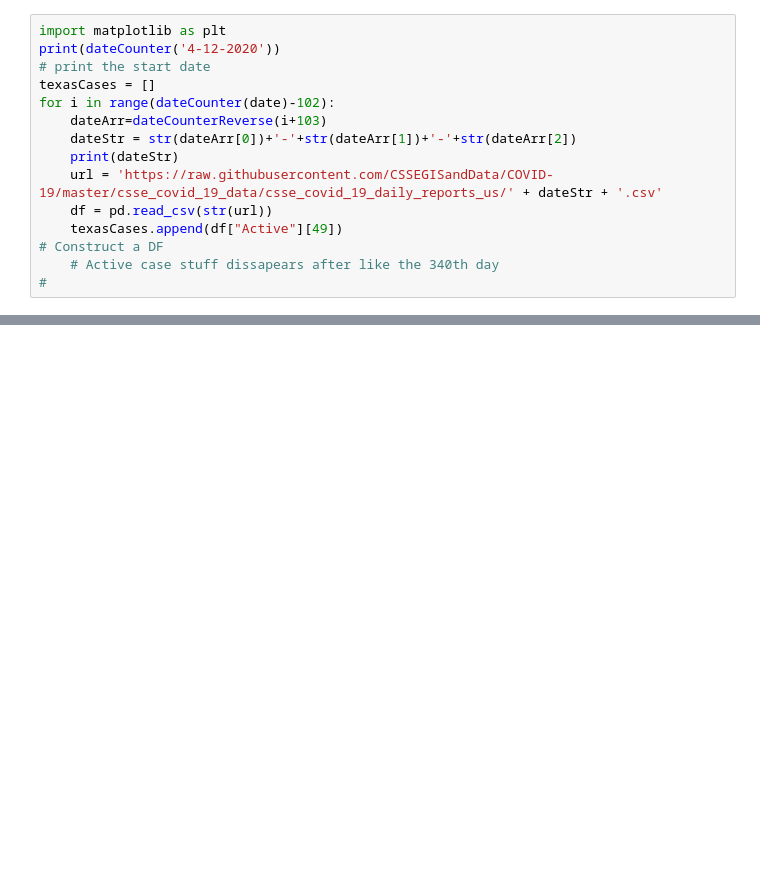
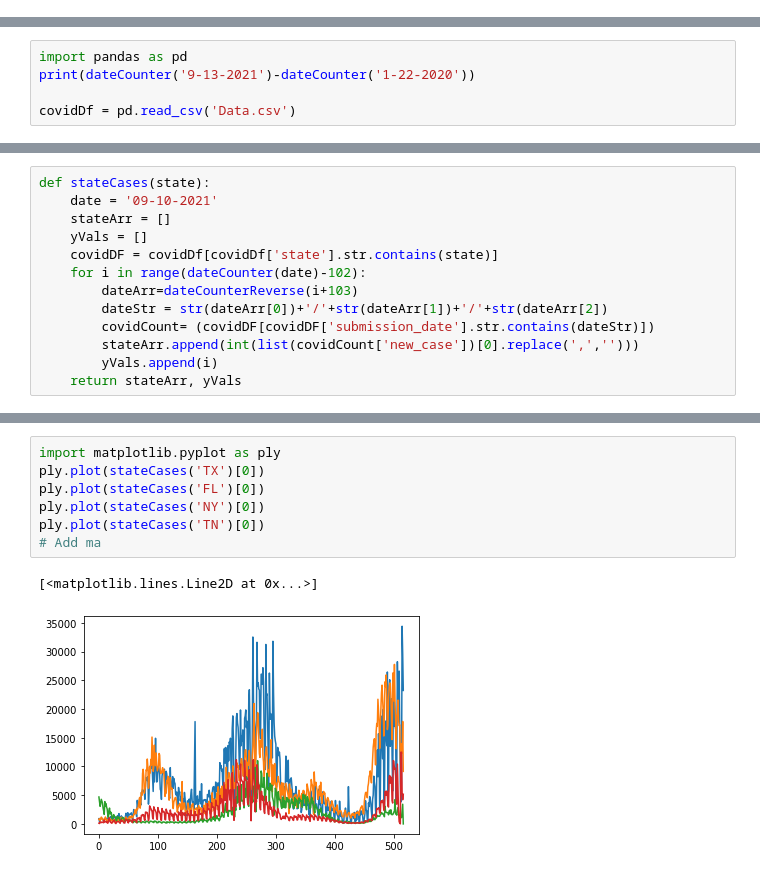
Before and after one commit to Azal-Amer/DataScienceTutorial, a Jupyter notebook: PandasCovidStateTracking/main.ipynb, the cells around one changed output, grey strips where cells are left out. Cells and saved outputs as stored; diff of their text form; blank space fills up the shorter version.

```diff
--- a/PandasCovidStateTracking/main.ipynb
+++ b/PandasCovidStateTracking/main.ipynb
@@ -74,18 +46,3 @@ def dateCounterReverse(dateCount):
     return arrDate
 # Curreny objective Takes the number of days since a given event, and returns the date it occured
 # DOESNT WORK WITH LEAP YEARS, OR FOR 2022,EXPIRES 1-1-2022
-# %%
-import matplotlib as plt
-print(dateCounter('4-12-2020'))
-# print the start date
-texasCases = []
-for i in range(dateCounter(date)-102):
-    dateArr=dateCounterReverse(i+103)
-    dateStr = str(dateArr[0])+'-'+str(dateArr[1])+'-'+str(dateArr[2])
-    print(dateStr)
-    url = 'https://raw.githubusercontent.com/CSSEGISandData/COVID-19/master/csse_covid_19_data/csse_covid_19_daily_reports_us/' + dateStr + '.csv'
-    df = pd.read_csv(str(url))
-    texasCases.append(df["Active"][49])
-# Construct a DF
-    # Active case stuff dissapears after like the 340th day
-#
@@ -116,0 +58,5 @@ ply.plot(texasCases[0:512])
+# %%
+import pandas as pd
+print(dateCounter('9-13-2021')-dateCounter('1-22-2020'))
+
+covidDf = pd.read_csv('Data.csv')
@@ -116,0 +65,13 @@ ply.plot(texasCases[0:512])
+# %%
+def stateCases(state):
+    date = '09-10-2021'
+    stateArr = []
+    yVals = []
+    covidDF = covidDf[covidDf['state'].str.contains(state)]
+    for i in range(dateCounter(date)-102):
+        dateArr=dateCounterReverse(i+103)
+        dateStr = str(dateArr[0])+'/'+str(dateArr[1])+'/'+str(dateArr[2])
+        covidCount= (covidDF[covidDF['submission_date'].str.contains(dateStr)])
+        stateArr.append(int(list(covidCount['new_case'])[0].replace(',','')))
+        yVals.append(i)
+    return stateArr, yVals
@@ -116,0 +81,10 @@ ply.plot(texasCases[0:512])
+# %%
+import matplotlib.pyplot as ply
+ply.plot(stateCases('TX')[0])
+ply.plot(stateCases('FL')[0])
+ply.plot(stateCases('NY')[0])
+ply.plot(stateCases('TN')[0])
+# Add ma
+# %% [output]
+[<matplotlib.lines.Line2D at 0x...>]
+[figure, added]
```
Also changed, not shown: parts of 9 cells of this notebook, 3 other files.
